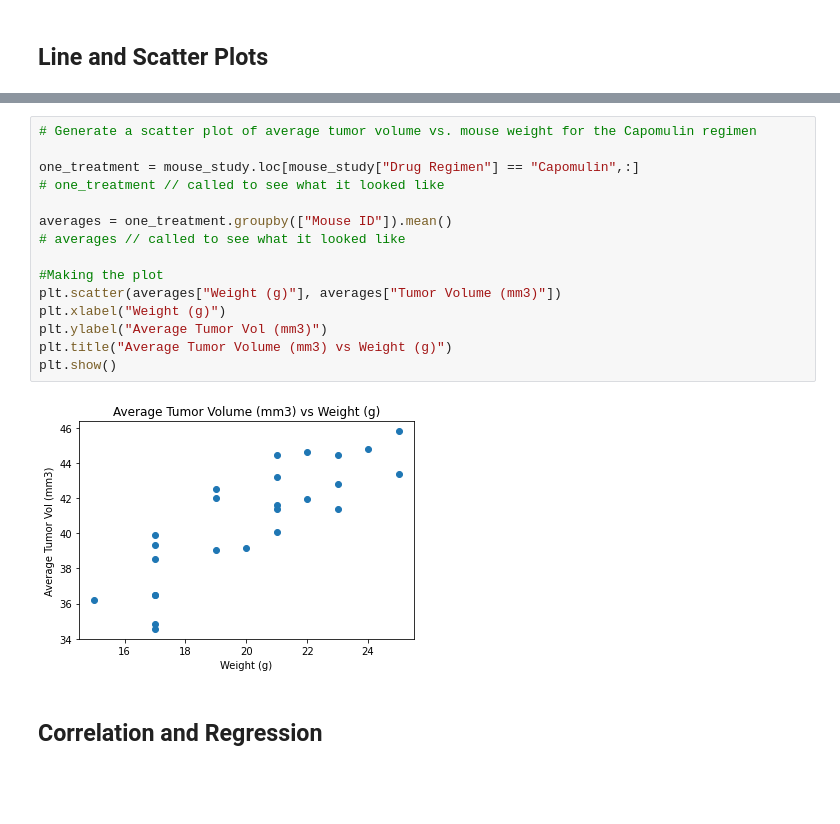
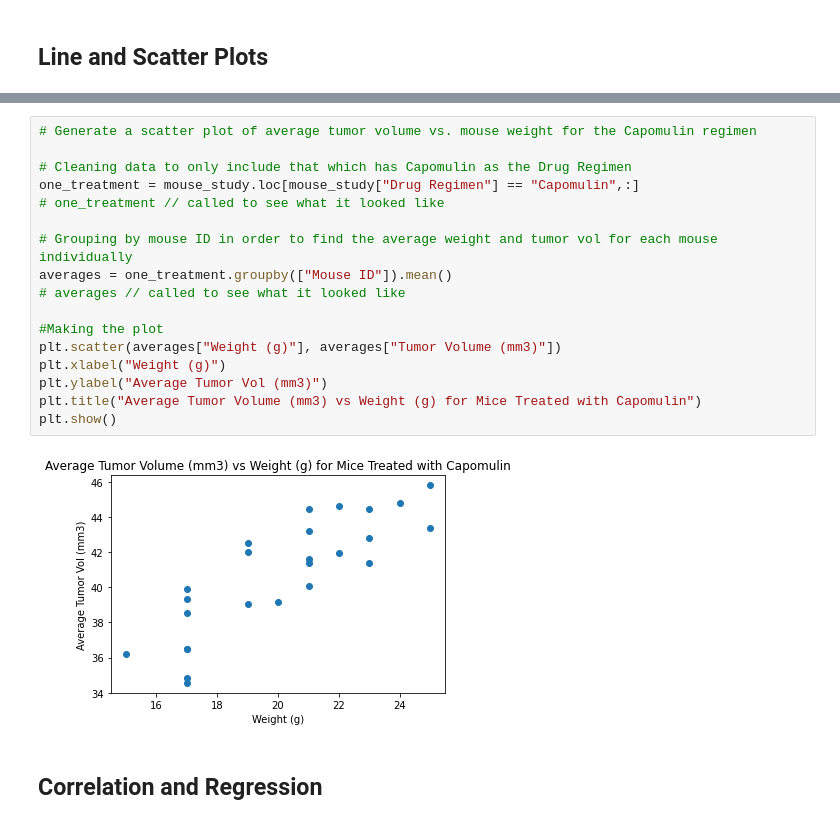
Before and after one commit to ryleenelson1397/matplotlib-challenge, a Jupyter notebook: Pymaceuticals/RNelson_Pymaceuticals .ipynb, the cells around one changed output, grey strips where cells are left out. Drawn from its saved outputs; the diff is of its cells as text; blank space fills up the shorter version.

```diff
--- a/Pymaceuticals/RNelson_Pymaceuticals .ipynb
+++ b/Pymaceuticals/RNelson_Pymaceuticals .ipynb
@@ -301,19 +302,21 @@ plt.show()
 # %%
 # Generate a scatter plot of average tumor volume vs. mouse weight for the Capomulin regimen
 
+# Cleaning data to only include that which has Capomulin as the Drug Regimen
 one_treatment = mouse_study.loc[mouse_study["Drug Regimen"] == "Capomulin",:]
 # one_treatment // called to see what it looked like
 
+# Grouping by mouse ID in order to find the average weight and tumor vol for each mouse individually
 averages = one_treatment.groupby(["Mouse ID"]).mean()
 # averages // called to see what it looked like
 
 #Making the plot
 plt.scatter(averages["Weight (g)"], averages["Tumor Volume (mm3)"])
 plt.xlabel("Weight (g)")
 plt.ylabel("Average Tumor Vol (mm3)")
-plt.title("Average Tumor Volume (mm3) vs Weight (g)")
+plt.title("Average Tumor Volume (mm3) vs Weight (g) for Mice Treated with Capomulin")
 plt.show()
 # %% [output]
-[figure, old version]
+[figure, new version]
 # %% [markdown]
 ## Correlation and Regression
```
Also changed, not shown: parts of 14 cells of this notebook.
